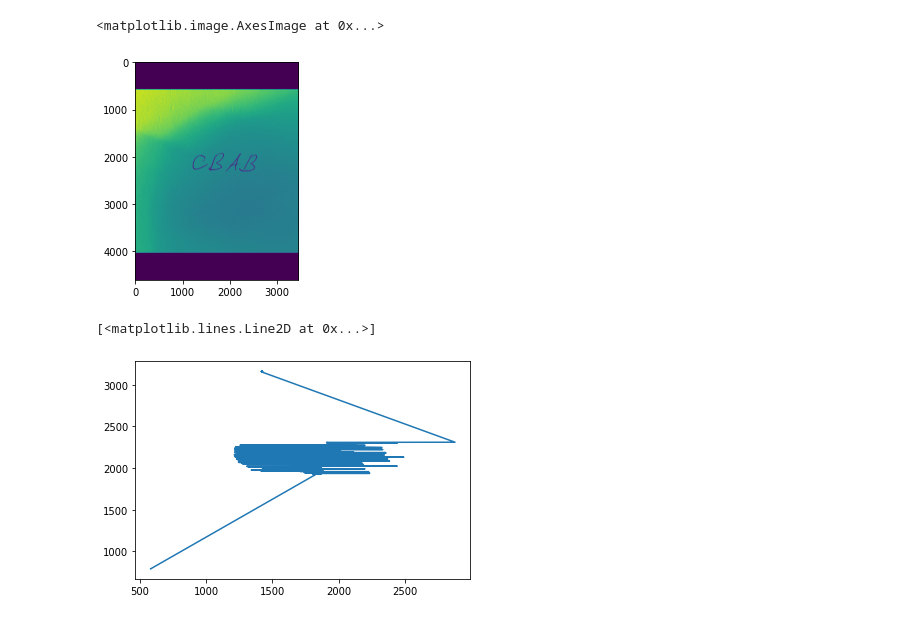
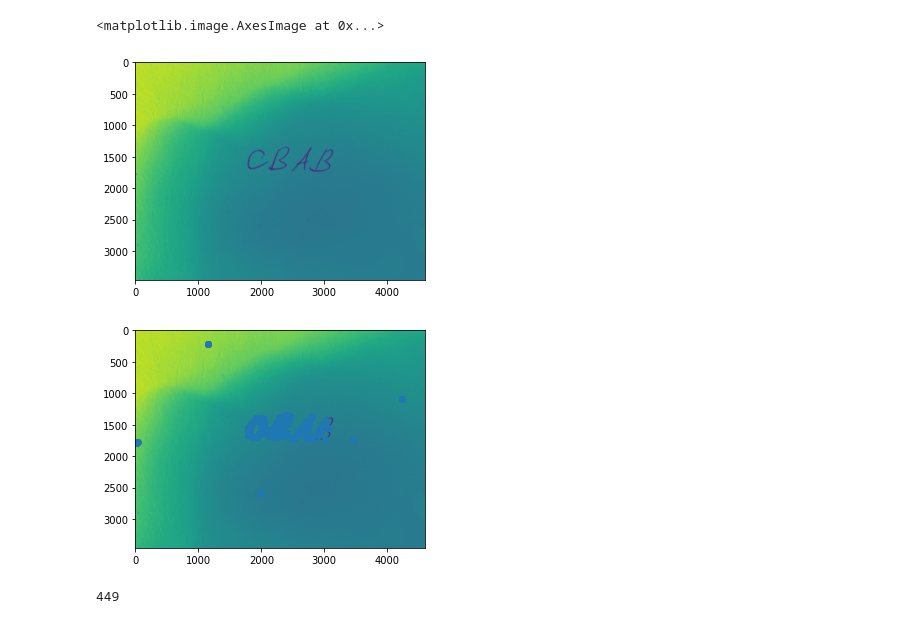
Before and after one commit to PauliusMilmantas/Lithuanian_OCR, a Jupyter notebook: Code/Detection.ipynb, the cells around one changed output. Drawn from its saved outputs; the diff is of its cells as text; code cells hidden in the pictures.

```diff
--- a/Code/Detection.ipynb
+++ b/Code/Detection.ipynb
@@ -126,12 +126,12 @@ def prepare_image_for_network(image):
 # %%
 image = io.imread('/content/Lithuanian_OCR/Examples/example.jpg')
 
-image = rotate(image, 90)
+image = rotate(image, 180)
 image = rgb2gray(image)
 plt.imshow(image)
 # %% [output]
 <matplotlib.image.AxesImage at 0x...>
-[figure, old version]
+[figure, new version]
 # %%
 registered_x = []
 registered_y = []
@@ -144,11 +144,14 @@ for y in range(image.shape[0]):
       registered_y.append(y)
     last_val = image[y][x]
 
-plt.plot(registered_x, registered_y, marker='o', markersize=0.0001)
+implot = plt.imshow(image)
+plt.scatter(registered_x, registered_y)
+plt.show()
+
 print(len(registered_x))
 # %% [output]
+[figure, new version]
-[<matplotlib.lines.Line2D at 0x...>]
+449
-[figure, old version]
 # %%
 class Letter():
   def __init__(self, element, start_x, end_x, start_y, end_y, prob):
```
Also changed, not shown: parts of 4 cells of this notebook.
